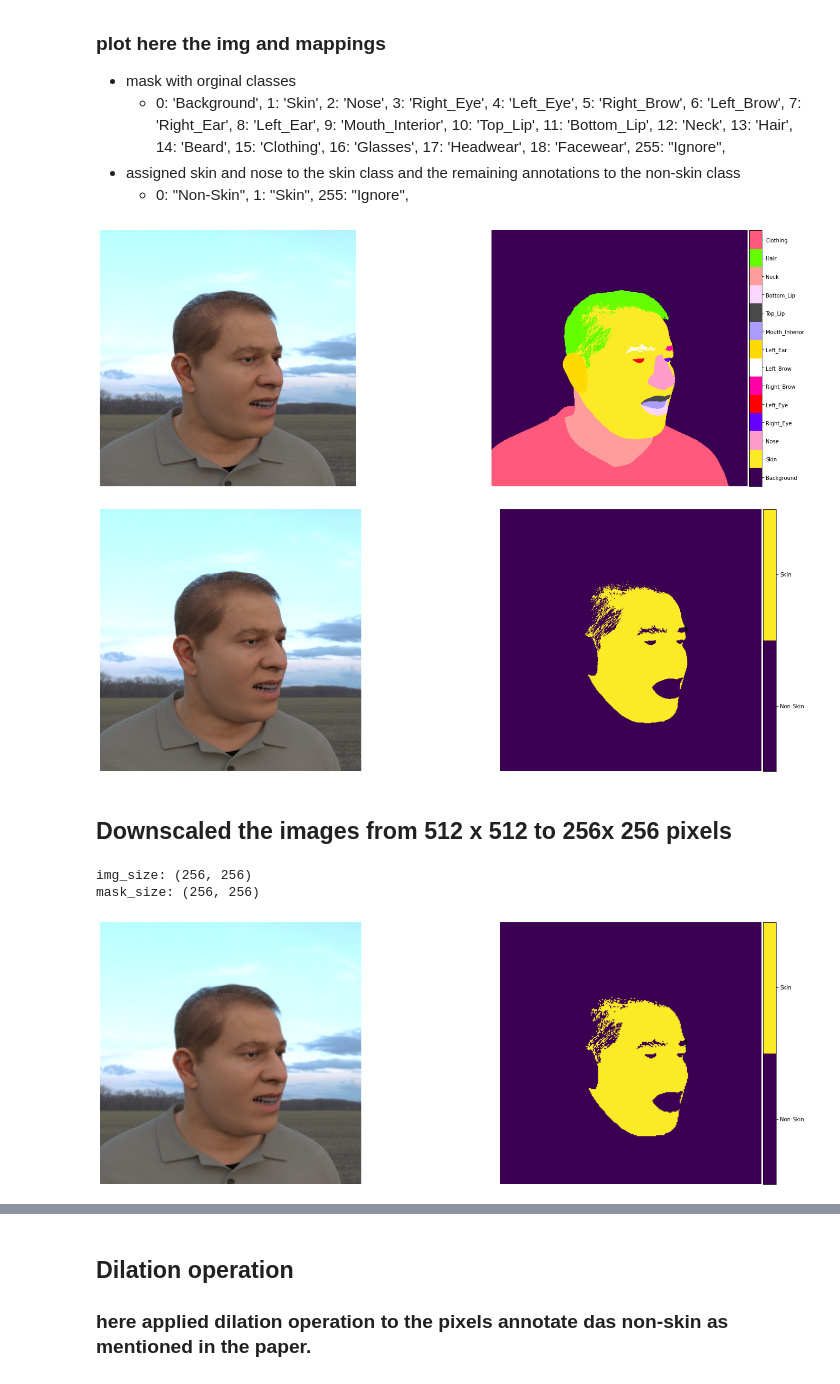
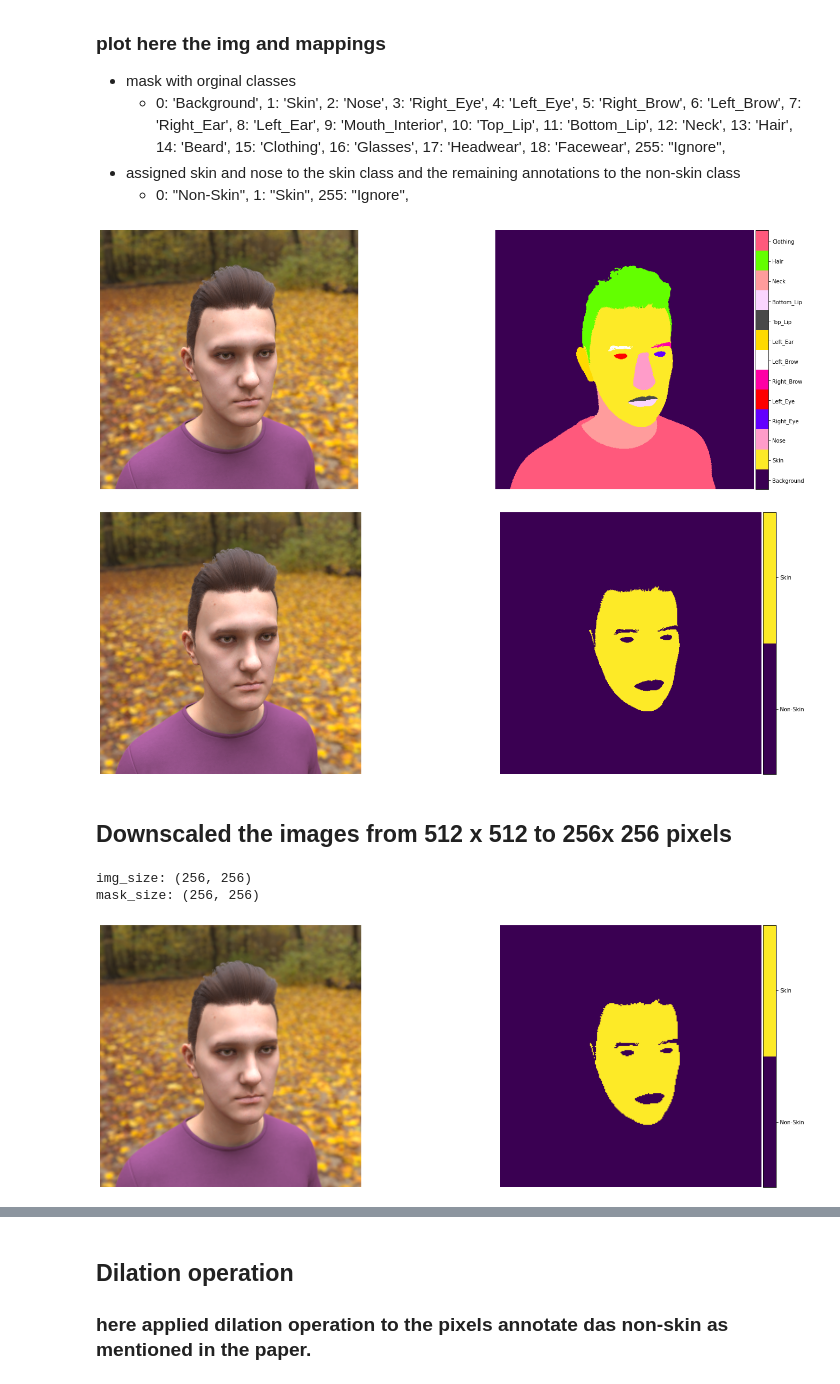
Before and after one commit to Supcode123/Skin-Segmentation-4-iPPG, a Jupyter notebook: notebooks/Datapreparing.ipynb, the cells around one changed output, grey strips where cells are left out. Drawn from its saved outputs; the diff is of its cells as text; code cells hidden in the pictures.

```diff
--- a/notebooks/Datapreparing.ipynb
+++ b/notebooks/Datapreparing.ipynb
@@ -53,7 +53,7 @@ for filename in os.listdir(DATASET_PATH):
 IMG_WIDTH = 512
 IMG_HEIGHT = 512
 # %%
-image_id = '000000'
+image_id = '000001'
 image_name = image_id + ".png"
 mask_name = image_id + "_seg.png"
 image_path = os.path.join(IMAGE_FOLDER, image_name)
@@ -347,17 +347,17 @@ def plot_images(img, remapped_mask, remapped_colormap, classes_exp):
 # %%
 plot_original(image_path, mask_path)
 # %% [output]
-[figure, old version]
+[figure, new version]
 # %%
 plot_simple(image_path, mask_path)
 # %% [output]
-[figure, old version]
+[figure, new version]
 # %% [markdown]
 ## Downscaled the images from 512 x 512 to 256x 256 pixels
 # %%
 from glob import glob
-output_img_dir = os.path.join(DATASET_PATH,"256,256","images")
-output_mask_dir = os.path.join(DATASET_PATH,"256,256","masks")
+output_img_dir = os.path.join(DATASET_PATH,"256x256","images")
+output_mask_dir = os.path.join(DATASET_PATH,"256x256","masks")
 
 os.makedirs(output_img_dir, exist_ok=True)
 os.makedirs(output_mask_dir, exist_ok=True)
@@ -376,17 +376,17 @@ for img_path_downscaled, mask_path_downscaled in zip(glob(os.path.join(IMAGE_FOL
     cv2.imwrite(img_output_path, d_img)
     cv2.imwrite(mask_output_path, d_mask)
 # %%
-image_id = '000000'
+image_id = '000001'
 image_name = image_id + ".png"
 mask_name = image_id + "_seg.png"
 image_path = os.path.join(output_img_dir, image_name)
 mask_path = os.path.join(output_mask_dir, mask_name)
 img = cv2.imread(image_path, cv2.COLOR_BGR2GRAY)
 mask = cv2.imread(mask_path, cv2.COLOR_BGR2GRAY)
 print("img_size:", img.shape[:2] )
 print("mask_size:", mask.shape[:2] )
 plot_simple(image_path, mask_path)
 # %% [output]
 img_size: (256, 256)
 mask_size: (256, 256)
-[figure, old version]
+[figure, new version]
```
Also changed, not shown: parts of 14 cells of this notebook, 2 other files.
